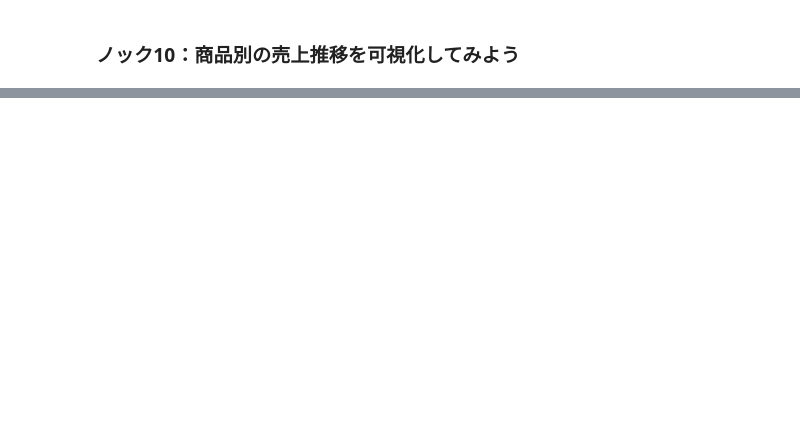
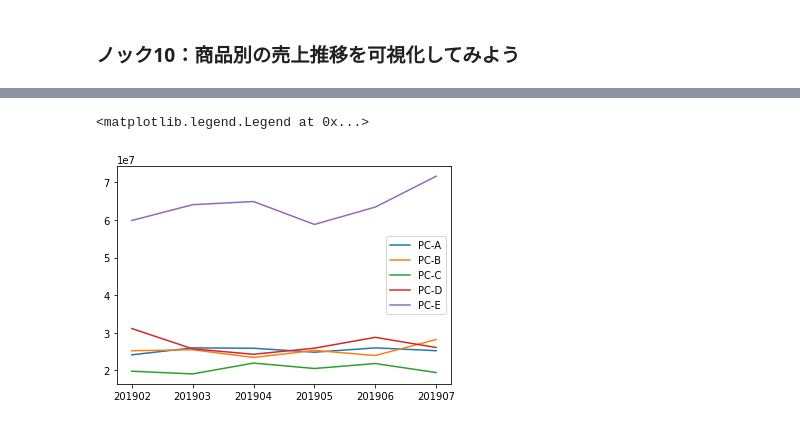
Before and after one commit to Rindrics/anlz100, a Jupyter notebook: chap1/chap1.ipynb, the cells around one changed output, grey strips where cells are left out. Saved outputs shown, nothing was run; the diff lists cells and outputs as text; code cells hidden in the pictures; blank space fills up the shorter version.

Commit message:
Plot data

```diff
--- a/chap1/chap1.ipynb
+++ b/chap1/chap1.ipynb
@@ -281,3 +281,6 @@ pd.pivot_table(joined_data, index='item_name', columns='payment_month', values=[
 | PC-E | 59850000 | 64050000 | 64890000 | 58800000 | 63420000 | 71610000 | 285 | 305 | 309 | 280 | ... |
 # %% [markdown]
 ### ノック10：商品別の売上推移を可視化してみよう
+# %%
+dat4graph = pd.pivot_table(joined_data, index='payment_month', columns='item_name', values='price', aggfunc='sum')
+dat4graph.head()
@@ -283,0 +295,12 @@ pd.pivot_table(joined_data, index='item_name', columns='payment_month', values=[
+# %%
+import matplotlib.pyplot as plt
+%matplotlib inline
+plt.plot(list(dat4graph.index), dat4graph['PC-A'], label='PC-A')
+plt.plot(list(dat4graph.index), dat4graph['PC-B'], label='PC-B')
+plt.plot(list(dat4graph.index), dat4graph['PC-C'], label='PC-C')
+plt.plot(list(dat4graph.index), dat4graph['PC-D'], label='PC-D')
+plt.plot(list(dat4graph.index), dat4graph['PC-E'], label='PC-E')
+plt.legend()
+# %% [output]
+<matplotlib.legend.Legend at 0x...>
+[figure, added]
```
Also changed, not shown: parts of 1 cell of this notebook.
